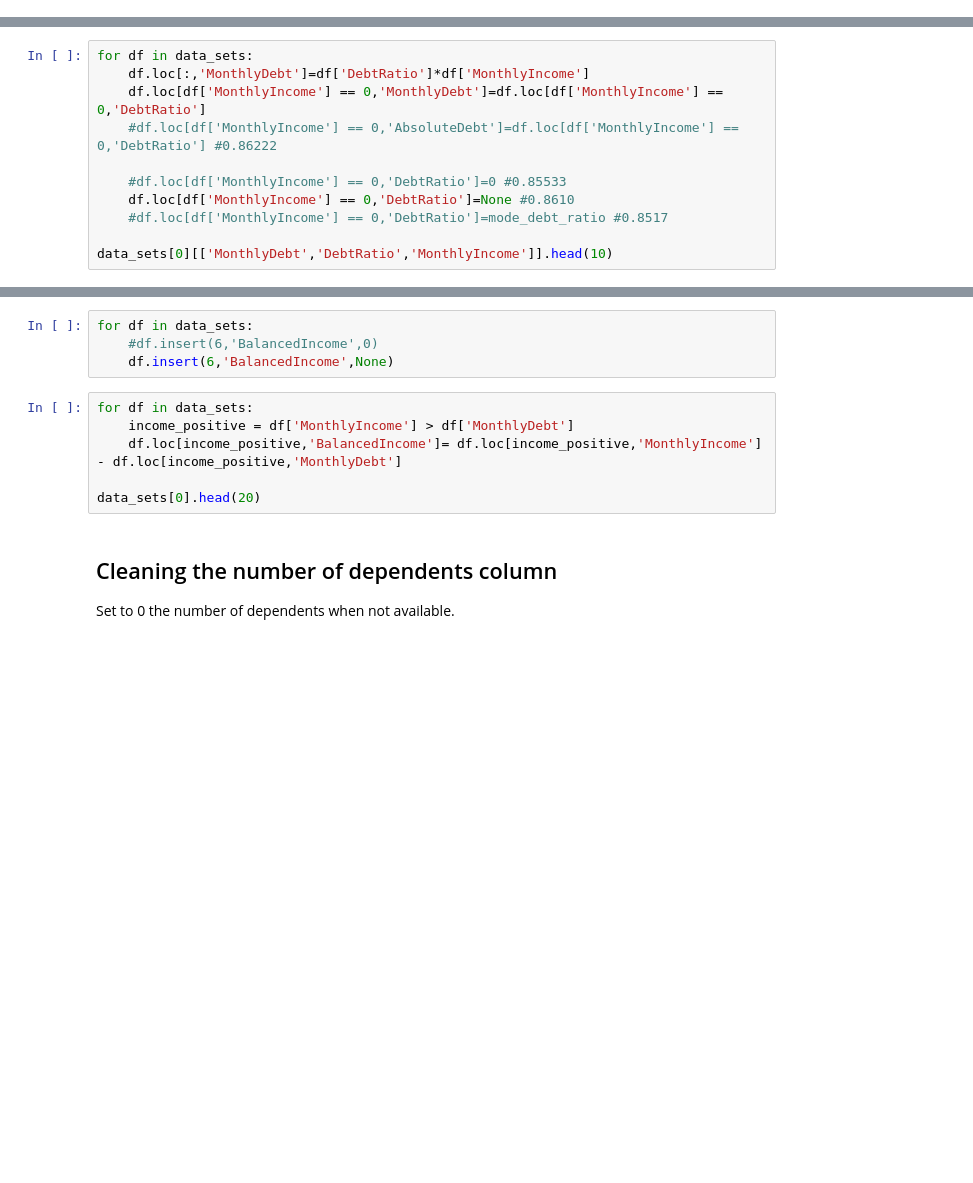
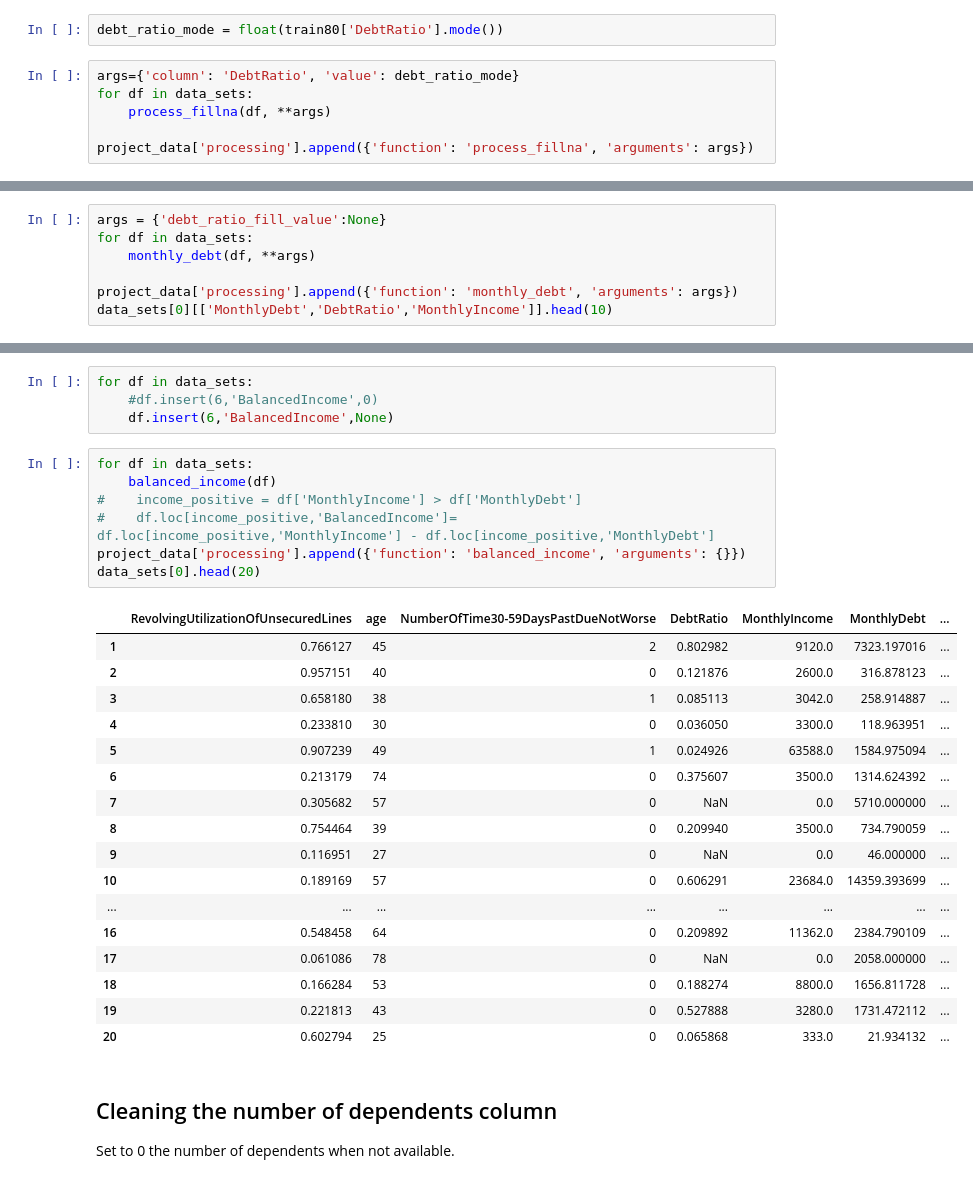
Before and after one commit to guitoo/ML-notebooks, a Jupyter notebook: GiveMeSomeCredit/features.ipynb, the cells around one changed output, grey strips where cells are left out. Drawn from its saved outputs; the diff is of its cells as text; blank space fills up the shorter version.

Commit message:
Code factorization and data processing sqved in project_data

```diff
--- a/GiveMeSomeCredit/features.ipynb
+++ b/GiveMeSomeCredit/features.ipynb
@@ -140,2 +88,10 @@ mode_debt_ratio
+# %%
+debt_ratio_mode = float(train80['DebtRatio'].mode())
+# %%
+args={'column': 'DebtRatio', 'value': debt_ratio_mode}
+for df in data_sets:
+    process_fillna(df, **args)
+
+project_data['processing'].append({'function': 'process_fillna', 'arguments': args})
 # %% [markdown]
 ## Creating a new column for monthly debt.
@@ -148,13 +114,9 @@ data_sets[0].head(10)
 # %% [markdown]
 If there is no income set DebtRatio to the mean debt ratio.
-# %%
-for df in data_sets:
-    df.loc[:,'MonthlyDebt']=df['DebtRatio']*df['MonthlyIncome']
-    df.loc[df['MonthlyIncome'] == 0,'MonthlyDebt']=df.loc[df['MonthlyIncome'] == 0,'DebtRatio']
-    #df.loc[df['MonthlyIncome'] == 0,'AbsoluteDebt']=df.loc[df['MonthlyIncome'] == 0,'DebtRatio'] #0.86222
-
-    #df.loc[df['MonthlyIncome'] == 0,'DebtRatio']=0 #0.85533
-    df.loc[df['MonthlyIncome'] == 0,'DebtRatio']=None #0.8610
-    #df.loc[df['MonthlyIncome'] == 0,'DebtRatio']=mode_debt_ratio #0.8517
-
-data_sets[0][['MonthlyDebt','DebtRatio','MonthlyIncome']].head(10)
+# %%
+args = {'debt_ratio_fill_value':None}
+for df in data_sets:
+    monthly_debt(df, **args)
+
+project_data['processing'].append({'function': 'monthly_debt', 'arguments': args})
+data_sets[0][['MonthlyDebt','DebtRatio','MonthlyIncome']].head(10)
@@ -166,10 +140,29 @@ for df in data_sets:
     df.insert(6,'BalancedIncome',None)
 # %%
 for df in data_sets:
-    income_positive = df['MonthlyIncome'] > df['MonthlyDebt']
-    df.loc[income_positive,'BalancedIncome']= df.loc[income_positive,'MonthlyIncome'] - df.loc[income_positive,'MonthlyDebt']
-
+    balanced_income(df)
+#    income_positive = df['MonthlyIncome'] > df['MonthlyDebt']
+#    df.loc[income_positive,'BalancedIncome']= df.loc[income_positive,'MonthlyIncome'] - df.loc[income_positive,'MonthlyDebt']
+project_data['processing'].append({'function': 'balanced_income', 'arguments': {}})
 data_sets[0].head(20)
+# %% [output]
+|  | RevolvingUtilizationOfUnsecuredLines | age | NumberOfTime30-59DaysPastDueNotWorse | DebtRatio | MonthlyIncome | MonthlyDebt | ... |
+| 1 | 0.766127 | 45 | 2 | 0.802982 | 9120.0 | 7323.197016 | ... |
+| 2 | 0.957151 | 40 | 0 | 0.121876 | 2600.0 | 316.878123 | ... |
+| 3 | 0.658180 | 38 | 1 | 0.085113 | 3042.0 | 258.914887 | ... |
+| 4 | 0.233810 | 30 | 0 | 0.036050 | 3300.0 | 118.963951 | ... |
+| 5 | 0.907239 | 49 | 1 | 0.024926 | 63588.0 | 1584.975094 | ... |
+| 6 | 0.213179 | 74 | 0 | 0.375607 | 3500.0 | 1314.624392 | ... |
+| 7 | 0.305682 | 57 | 0 | NaN | 0.0 | 5710.000000 | ... |
+| 8 | 0.754464 | 39 | 0 | 0.209940 | 3500.0 | 734.790059 | ... |
+| 9 | 0.116951 | 27 | 0 | NaN | 0.0 | 46.000000 | ... |
+| 10 | 0.189169 | 57 | 0 | 0.606291 | 23684.0 | 14359.393699 | ... |
+| ... | ... | ... | ... | ... | ... | ... | ... |
+| 16 | 0.548458 | 64 | 0 | 0.209892 | 11362.0 | 2384.790109 | ... |
+| 17 | 0.061086 | 78 | 0 | NaN | 0.0 | 2058.000000 | ... |
+| 18 | 0.166284 | 53 | 0 | 0.188274 | 8800.0 | 1656.811728 | ... |
+| 19 | 0.221813 | 43 | 0 | 0.527888 | 3280.0 | 1731.472112 | ... |
+| 20 | 0.602794 | 25 | 0 | 0.065868 | 333.0 | 21.934132 | ... |
 # %% [markdown]
 ## Cleaning the number of dependents column
 Set to 0 the number of dependents when not available.
```
Also changed, not shown: parts of 21 cells of this notebook, 2 other files.
